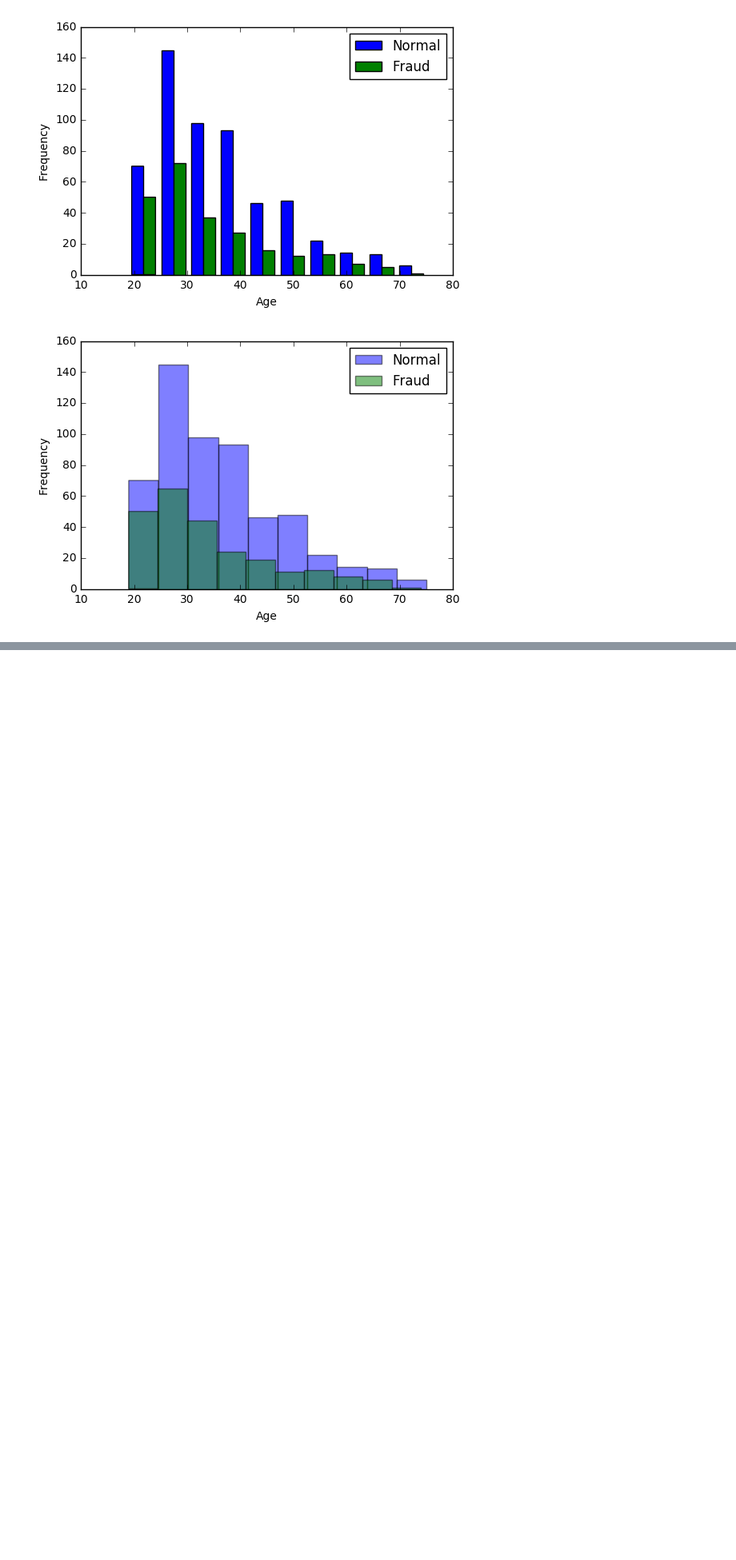
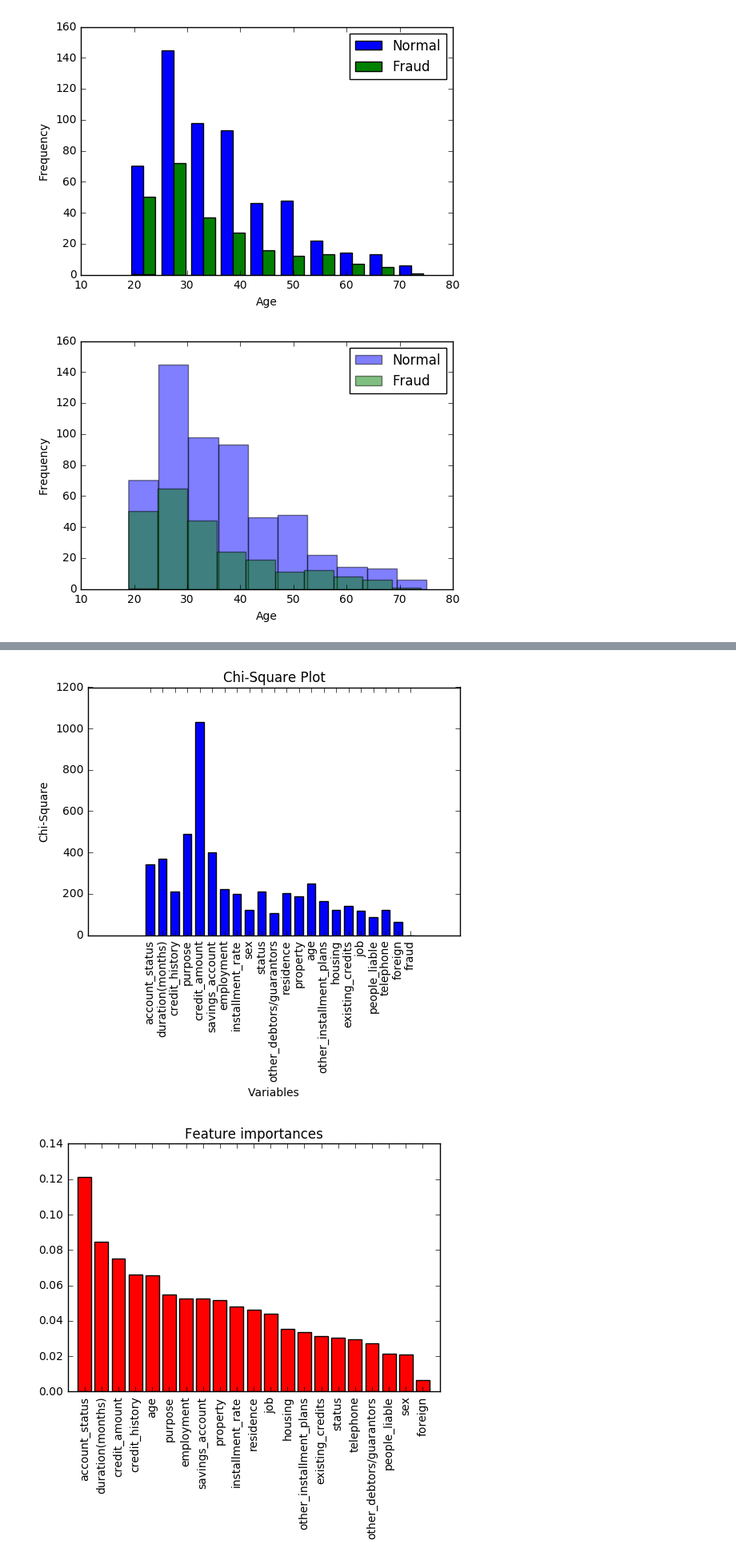
Before and after one commit to jonerra/German_Credit, a Jupyter notebook: Exercise 1 - CIS 628.ipynb, the cells around one changed output, grey strips where cells are left out. Shown: that part at 80% size. Saved outputs shown, nothing was run; the diff lists cells and outputs as text; code cells hidden in the pictures; blank space fills up the shorter version.

Commit message:
add StatExplore

```diff
--- a/Exercise 1 - CIS 628.ipynb
+++ b/Exercise 1 - CIS 628.ipynb
@@ -74,0 +161,61 @@ fraud                  0.010128  1.000000
+# %%
+def explore(file, target):
+    df = pd.read_csv(file)
+
+    if len(set(df[target])) < 11:
+        chi = []
+        for column in df:
+            obs = np.array([df[column], df[target]])
+            chi.append(chi2_contingency(obs)[0])
+
+        labels = []
+        y = chi
+        for i in range(len(y)):
+            labels.append(i)
+        plt.bar(labels, y, width=0.7, align='center')
+        plt.xticks(labels, df.columns, rotation=90)
+        plt.xlabel('Variables')
+        plt.ylabel('Chi-Square')
+        plt.title('Chi-Square Plot')
+        plt.show()
+    else:
+        correlations = df.corr()
+        cax = plt.matshow(correlations, vmin=-1, vmax=1)
+        plt.colorbar(cax)
+        plt.figure(figsize=(15, 15))
+        plt.show()
+
+    # Our variables for the classification task
+    X = np.array(df.drop([target], 1))
+    y = np.array(df[target])
+
+    # Build a forest and compute the feature importances
+    forest = ExtraTreesClassifier(n_estimators=250,
+                                  random_state=0)
+
+    forest.fit(X, y)
+    importances = forest.feature_importances_
+    indices = np.argsort(importances)[::-1]
+    columns = []
+    for i in indices:
+        name = df.columns[i]
+        columns.append(name)
+
+    # Plot the feature importances of the forest
+    plt.figure()
+    plt.title("Feature importances")
+    plt.bar(range(X.shape[1]), importances[indices], color='r', align="center")
+    plt.xticks(range(X.shape[1]), columns, rotation='90')
+    plt.xlim([-1, X.shape[1]])
+    plt.show()
+
+    # Print the feature ranking
+    print("Feature ranking:")
+
+    for f in range(X.shape[1]):
+        print("%d. %s (%f)" % (f + 1, columns[f], importances[indices[f]]))
+
+explore('data/german_num_data_train.csv', 'fraud')
+# %% [output]
+[figure, added]
+[figure, added]
```
Also changed, not shown: parts of 7 cells of this notebook, 2 other files.
